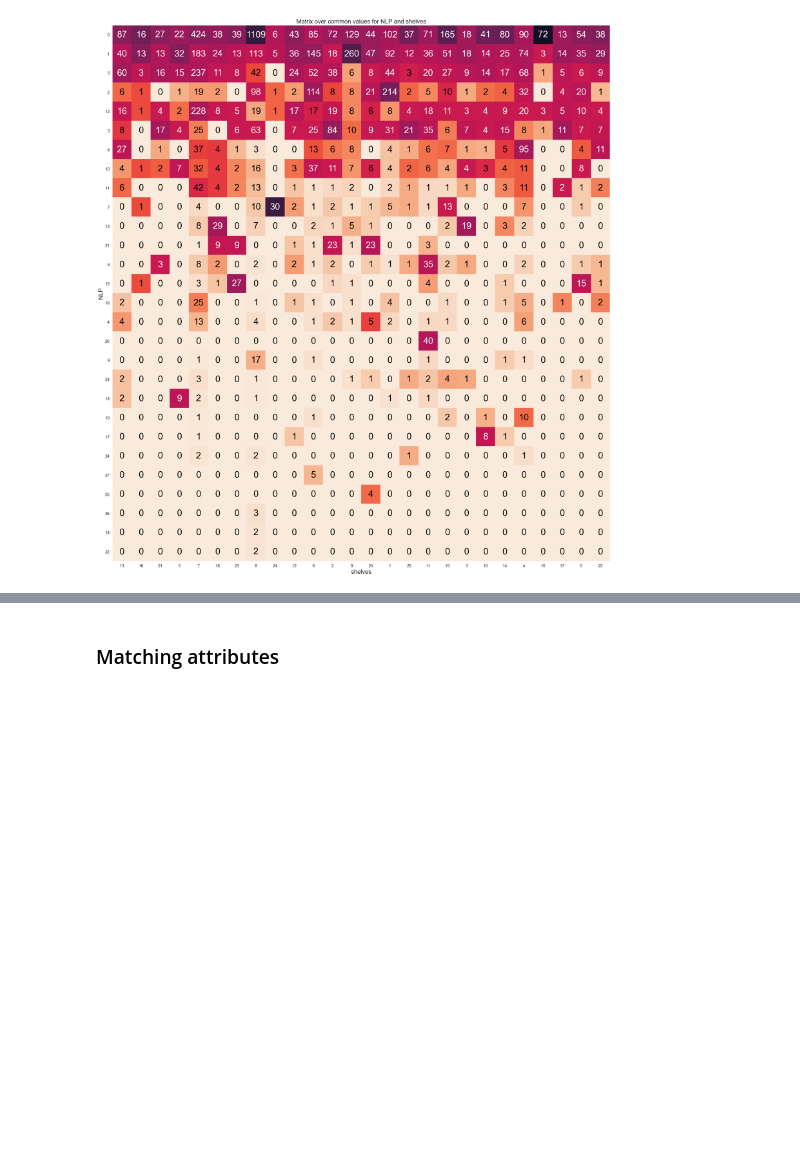
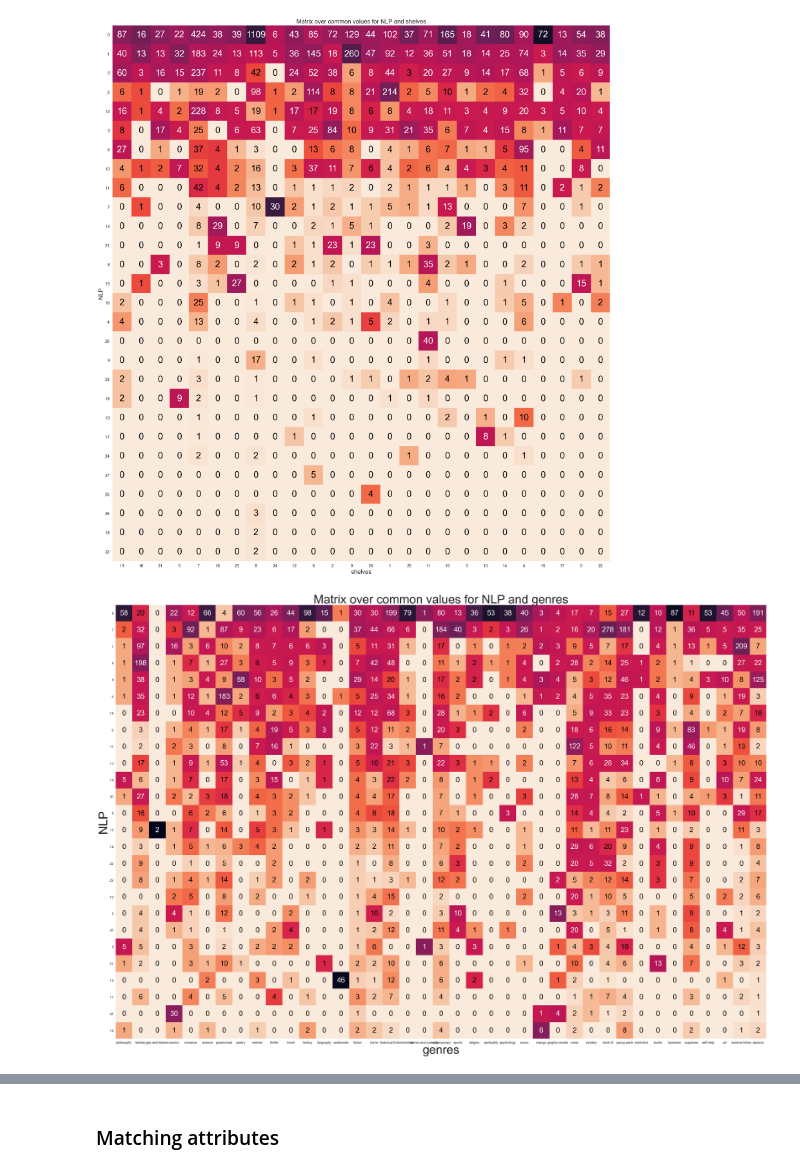
Before and after one commit to davidAlvaBro/comsocsci_final_proj, a Jupyter notebook: Explainer_notebook.ipynb, the cells around one changed output, grey strips where cells are left out. Cells and saved outputs as stored; diff of their text form; code cells hidden in the pictures; blank space fills up the shorter version.

```diff
--- a/Explainer_notebook.ipynb
+++ b/Explainer_notebook.ipynb
@@ -1055,2 +1055,6 @@ plot_matching_matrix(create_matching_matrix(shelf_community_mapping, NLP_communi
 # %% [output]
 [figure]
+# %%
+plot_matching_matrix(create_matching_matrix(NLP_community_mapping,book_genre_dict), title = "Matrix over common values for NLP and genres", xlabel = "genres", ylabel = "NLP",size_title = 50)
+# %% [output]
+[figure, added]
```
Also changed, not shown: parts of 2 cells of this notebook.
